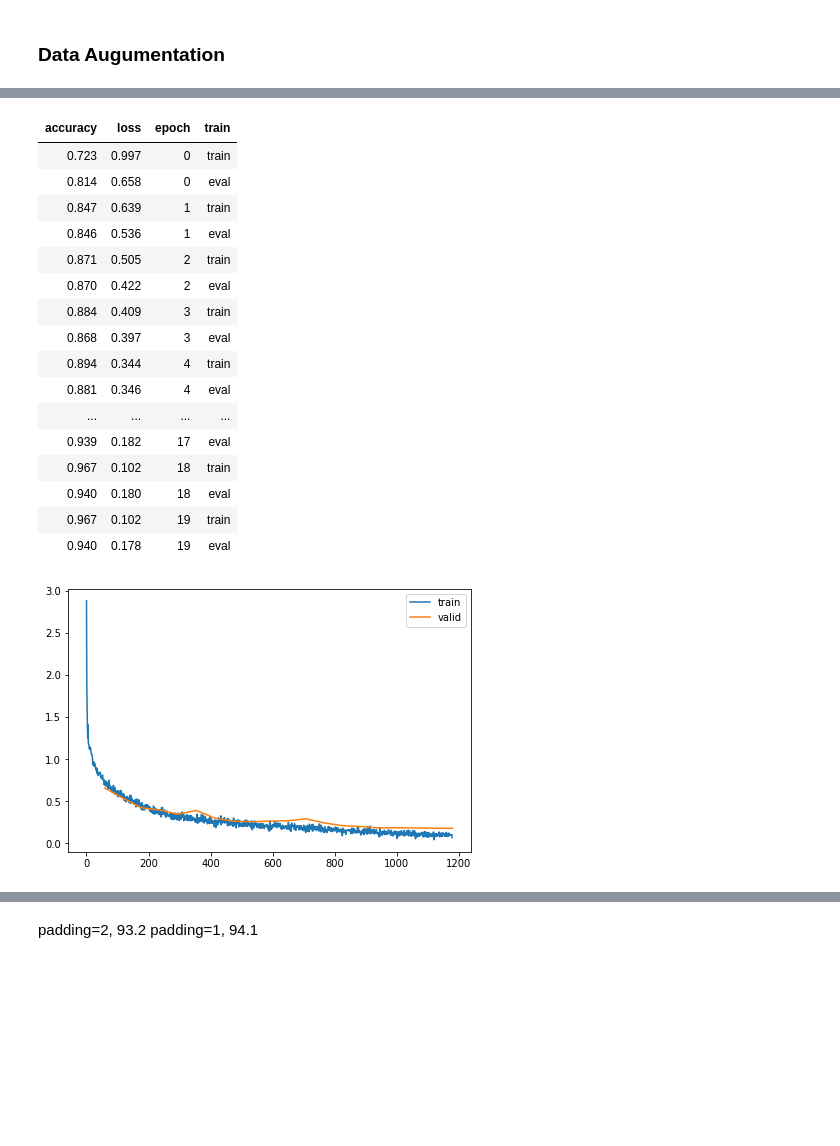
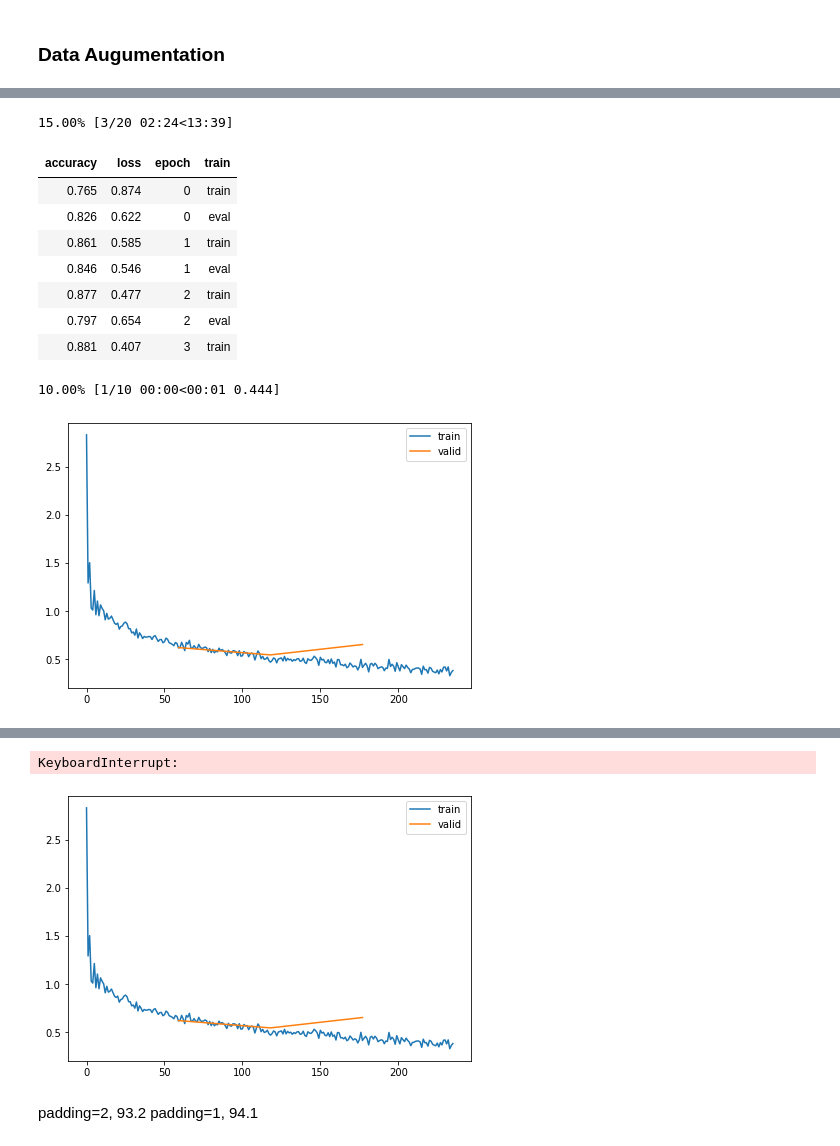
Before and after one commit to mtm-007/Deep-Learing-from-the-foundation-and-GEN_AI, a Jupyter notebook: augumentation.ipynb, the cells around one changed output, grey strips where cells are left out. Saved outputs shown, nothing was run; the diff lists cells and outputs as text; code cells hidden in the pictures; blank space fills up the shorter version.

```diff
--- a/augumentation.ipynb
+++ b/augumentation.ipynb
@@ -334,29 +334,22 @@ augcb = BatchTransformCB(partial(tfm_batch, tfm_x=tfms), on_val=False)
 # %%
 set_seed(42)
 epochs=20
 lr =1e-2
 tmax = epochs * len(dls.train)
 sched = partial(lr_scheduler.OneCycleLR, max_lr=lr, total_steps=tmax)
 xtra = [BatchschedCB(sched), augcb]
-model = get_model4(act_gr, norm= nn.BatchNorm2d).apply(iw)
+model = get_model(act_gr, norm= nn.BatchNorm2d).apply(iw)
 learn = TrainLearner(model, dls, F.cross_entropy, lr=lr, cbs= cbs+xtra, opt_func=optim.AdamW)
 %time learn.fit(epochs)
 # %% [output]
+15.00% [3/20 02:24<13:39]
 | accuracy | loss | epoch | train |
-| 0.723 | 0.997 | 0 | train |
-| 0.814 | 0.658 | 0 | eval |
-| 0.847 | 0.639 | 1 | train |
-| 0.846 | 0.536 | 1 | eval |
-| 0.871 | 0.505 | 2 | train |
-| 0.870 | 0.422 | 2 | eval |
-| 0.884 | 0.409 | 3 | train |
-| 0.868 | 0.397 | 3 | eval |
-| 0.894 | 0.344 | 4 | train |
-| 0.881 | 0.346 | 4 | eval |
-| ... | ... | ... | ... |
-| 0.939 | 0.182 | 17 | eval |
-| 0.967 | 0.102 | 18 | train |
-| 0.940 | 0.180 | 18 | eval |
-| 0.967 | 0.102 | 19 | train |
-| 0.940 | 0.178 | 19 | eval |
+| 0.765 | 0.874 | 0 | train |
+| 0.826 | 0.622 | 0 | eval |
+| 0.861 | 0.585 | 1 | train |
+| 0.846 | 0.546 | 1 | eval |
+| 0.877 | 0.477 | 2 | train |
+| 0.797 | 0.654 | 2 | eval |
+| 0.881 | 0.407 | 3 | train |
+10.00% [1/10 00:00<00:01 0.444]
-[figure, old version]
+[figure, new version]
@@ -365,3 +356,5 @@ Wall time: 20min 23s
+KeyboardInterrupt:
+[figure, added]
 # %% [markdown]
 padding=2, 93.2
 padding=1, 94.1
```
Also changed, not shown: parts of 36 cells of this notebook.
